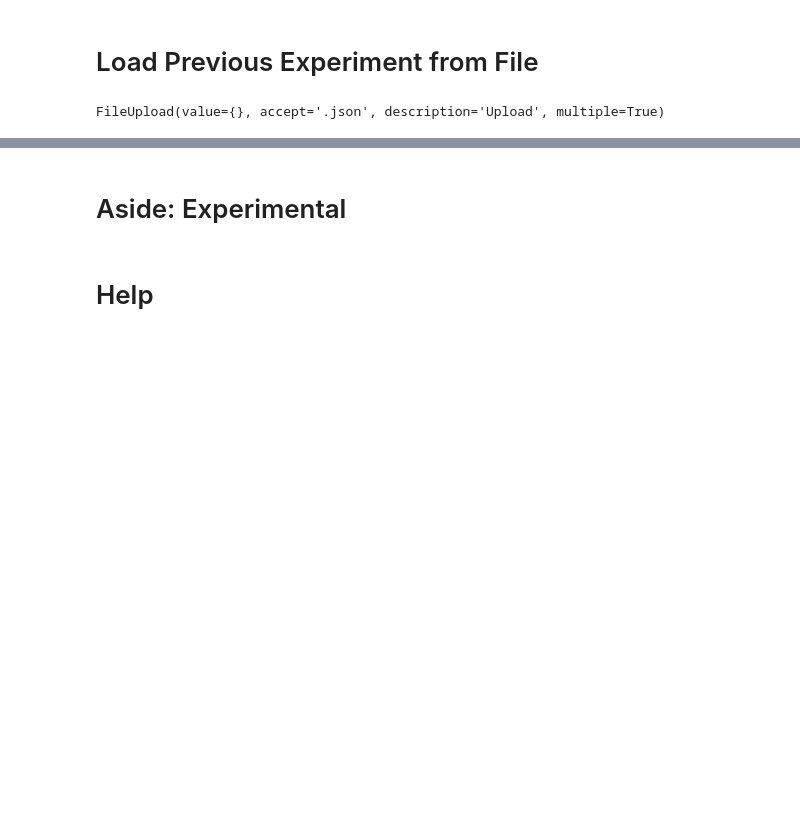
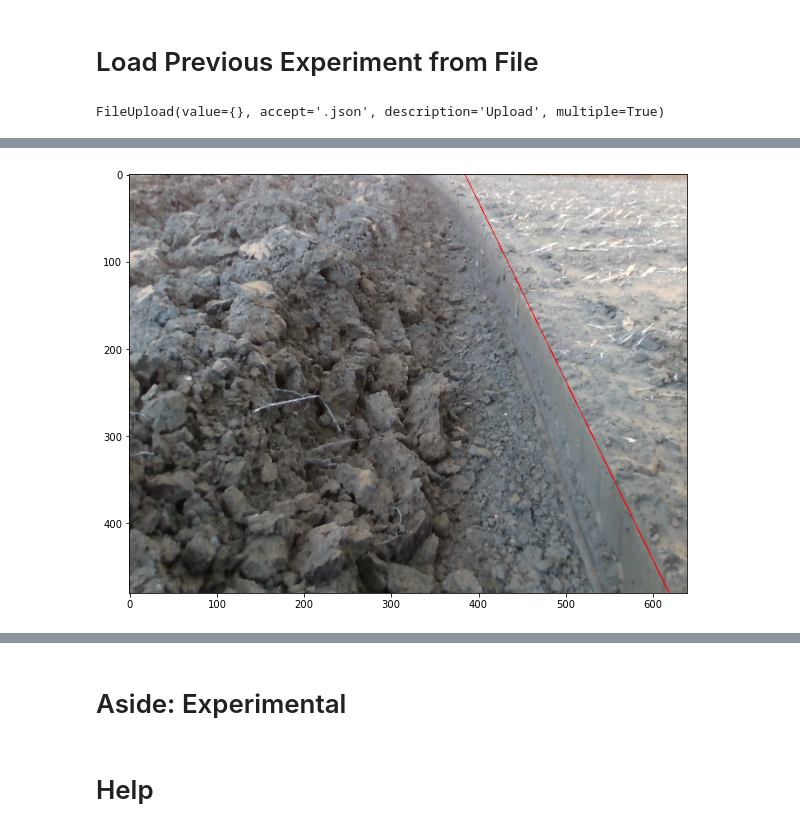
Before and after one commit to free-bit/furrow-edge-detector, a Jupyter notebook: Image Processing & Feature Detection.ipynb, the cells around one changed output, grey strips where cells are left out. Cells and saved outputs as stored; diff of their text form; code cells hidden in the pictures; blank space fills up the shorter version.

```diff
--- a/Image Processing & Feature Detection.ipynb
+++ b/Image Processing & Feature Detection.ipynb
@@ -573,3 +677,7 @@ Applying Sobel filter for vertical edges (along y-axis) with args: {'ksize': 5}
+# %%
+show_contours(rgb_img.copy(), results[0], contourIdx=0, cmap=None)
+# %% [output]
+[figure, added]
 # %%
 # Merging Canny detector result with Hough line detector result
 horizontal = results[0]
```
Also changed, not shown: parts of 21 cells of this notebook.
